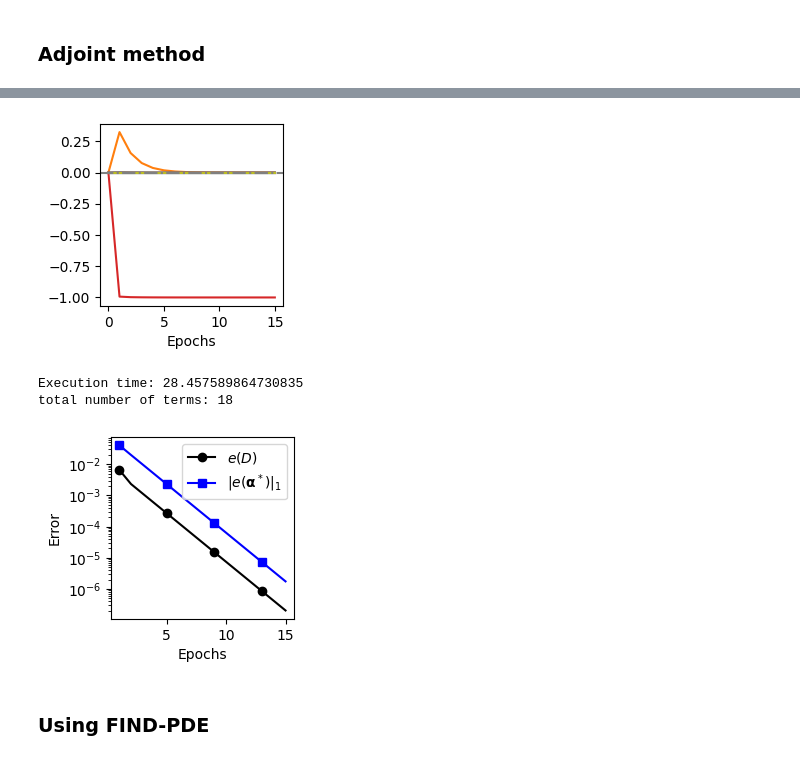
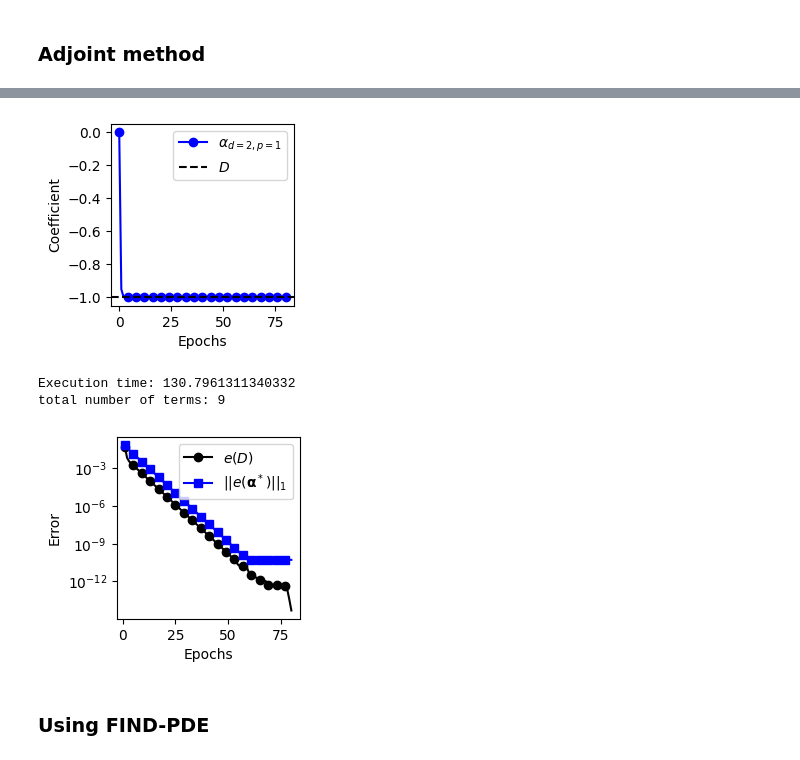
Before and after one commit to mohsensadr/DiscoverPDEAdjoint, a Jupyter notebook: Adjoint_General_nd.ipynb, the cells around one changed output, grey strips where cells are left out. Drawn from its saved outputs; the diff is of its cells as text; code cells hidden in the pictures.

```diff
--- a/Adjoint_General_nd.ipynb
+++ b/Adjoint_General_nd.ipynb
@@ -229,12 +54,0 @@ $\displaystyle \frac{d}{d t} λ_{1} = - 2 f^{*}_{1} - 2 f_{1} α_{12} \frac{d}{d
-# %%
-ds = [[1], [2]]
-ps = [[1,0], [1,1]]
-Eqs = forward_symb(ds, ps)
-Adjoint_Eqs = adjoint_eq_symb(ds, ps)
-
-print('Forward Model:')
-display(Eqs[0])
-display(Eqs[1])
-print('Adjoint Equation:')
-display(Adjoint_Eqs[0])
-display(Adjoint_Eqs[1])
@@ -356,12 +163,12 @@ def heat_equation(D_m, f0_m, dx_m, dt_m, Nt_m):
     return f_m
 
 L = 1.0  # Length of the domain
-Nx = 100  # Number of spatial grid points
+Nx = 1000  # Number of spatial grid points
 D_ex = -1.0  # Thermal diffusivity
 
 dx = L/Nx
 dt = dt_cfl(dx, D_ex)
-Nt = 100
+Nt = 1000
 T = dt*Nt
 
 # Initial condition
@@ -378,5 +185,4 @@ print(x.shape)
 print(f0.shape)
 print(fs.shape)
 plt.plot(f0[0])
-plt.show()
 # %% [output]
@@ -471,5 +196,6 @@ error: 5.402657652158073e-06 +- 0.0
 # %%
-tol = 1e-5
+problem = "1D_heat_equation"
+tol = 1e-12
 start_time = time.time()
 numPDE = fs.shape[0]
 
@@ -485,7 +211,7 @@ learning_rates = np.ones((numPDE, len(ds),len(ps)))
 for i, d in enumerate(ds):
     for j, p in enumerate(ps):
         learning_rates[:,i,j] = beta * ( min(dx)**(sum(d)-D) )
-epochs = 20
+epochs = 50
 estimated_params = np.zeros((epochs+1, numPDE, len(ds),len(ps)))
 estimated_params[0,:] = params
 
@@ -525,52 +251,55 @@ eps = [i for i in range(epochs)]
 
 estimated_params = estimated_params[:epochs,:]
 
-for i_pde in range(numPDE):
-    plt.figure(figsize=(size*cm, size*cm))
-    for id in range(len(ds)):
-        for ip in range(len(ps)):
-            plt.plot(estimated_params[:,i_pde,id,ip], label=r"$α_{"+str(i_pde)+","+str(id)+","+str(ip)+"}$")
-    #for j in range(len(coef[i_pde,:])):
-    #    plt.axhline(coef[i_pde,j], linestyle = "--")
-    plt.axhline(0,    color="grey", linestyle = "-.")
-    plt.xlabel('Epochs')
+i_pde = 0
+plt.figure(figsize=(size*cm, size*cm))
+for id, d in enumerate(ds):
+    for ip, p in enumerate(ps):
+        if ( d[0]==2 and p[0]==1 ):
+            plt.plot(estimated_params[:,i_pde,id,ip], label=r"$α_{d="+str(d[0])+", p="+str(p[0])+"}$", color="blue", marker="o", markevery=4)
+plt.axhline(D_ex, linestyle = "--", color="black", label=r"$D$")
+plt.legend()
+plt.ylabel(r'Coefficient')
+plt.xlabel('Epochs')
+name = problem + "_" + "Dconv"
+plt.savefig(name+".pdf",format='pdf', bbox_inches="tight", dpi=300)
 plt.show()
 
 end_time = time.time()
 print("Execution time: "+str(end_time-start_time))
 
 i_pde = 0
 err_other = np.zeros_like(estimated_params[:,0,0,0])
 count = 0
 for id, d in enumerate(ds):
     for ip, p in enumerate(ps):
         if not ( d[0]==2 and p[0]==1 ):
             err_other += abs(estimated_params[:,i_pde,id,ip])
             count += 1
 
-problem = "1D_heat_equation"
+
 ## coeff of u
 i_pde = 0
 plt.figure(figsize=(size*cm, size*cm))
 for id, d in enumerate(ds):
     for ip, p in enumerate(ps):
         if d[0]==2 and p[0]==1:
             plt.plot(eps[1:], abs(estimated_params[1:,i_pde,id,ip]-D_ex),#/abs(D_ex),
                      label=r"$e(D)$", marker="o", markevery=4, color="black")
-plt.plot(eps[1:], err_other[1:]/count, marker="s", markevery=4, color="blue", label=r"$|e(\mathbf{\alpha}^*)|_1$")
+plt.plot(eps[1:], err_other[1:]/count, marker="s", markevery=4, color="blue", label=r"$||e(\mathbf{\alpha}^*)||_1$")
 plt.yscale('log')
 plt.ylabel(r'Error')
 plt.xlabel('Epochs')
 plt.legend()
 name = problem + "_" + "D"
 plt.savefig(name+".pdf",format='pdf', bbox_inches="tight", dpi=300)
 
-print("total number of terms: "+str(2*len(ds)*len(ps)))
+print("total number of terms: "+str(numPDE*len(ds)*len(ps)))
 # %% [output]
-[figure, old version]
+[figure, new version]
-Execution time: 28.457589864730835
-total number of terms: 18
+Execution time: 130.7961311340332
+total number of terms: 9
-[figure, old version]
+[figure, new version]
 # %% [markdown]
 ### Using FIND-PDE
 # %%
```
Also changed, not shown: parts of 22 cells of this notebook.
